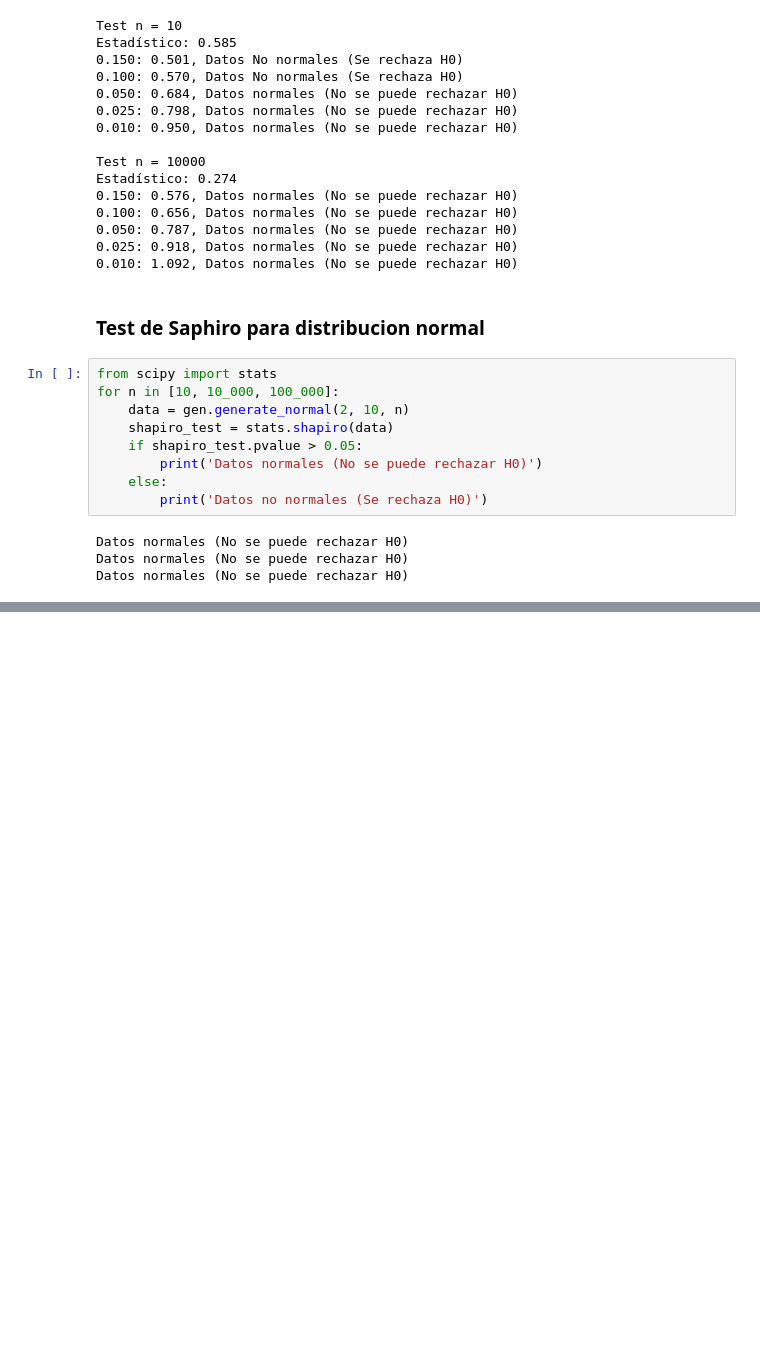
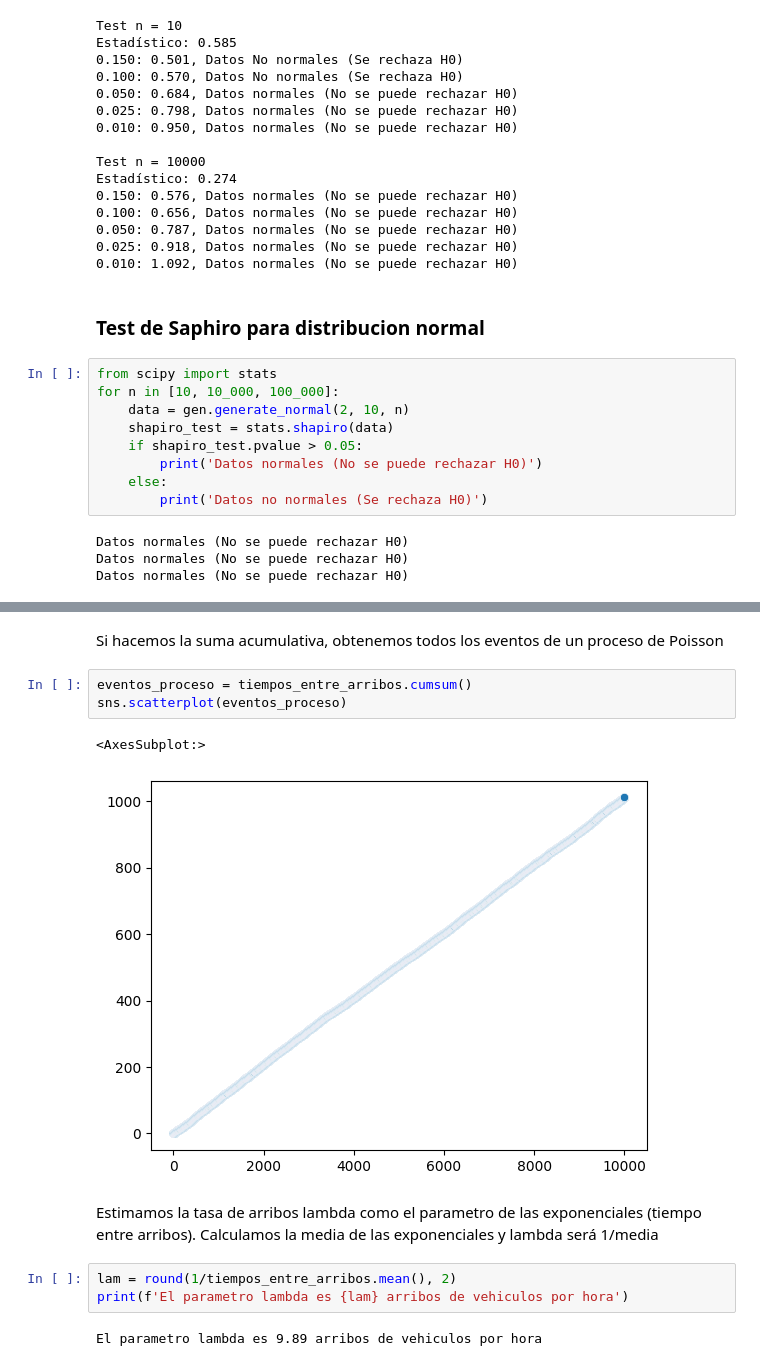
Before and after one commit to ramirogestoso/simulacion-2c-2022, a Jupyter notebook: testRand.ipynb, the cells around one changed output, grey strips where cells are left out. Drawn from its saved outputs; the diff is of its cells as text; blank space fills up the shorter version.

```diff
--- a/testRand.ipynb
+++ b/testRand.ipynb
@@ -193,0 +210,15 @@ Datos normales (No se puede rechazar H0)
+# %% [markdown]
+Si hacemos la suma acumulativa, obtenemos todos los eventos de un proceso de Poisson
+# %%
+eventos_proceso = tiempos_entre_arribos.cumsum()
+sns.scatterplot(eventos_proceso)
+# %% [output]
+<AxesSubplot:>
+[figure, added]
+# %% [markdown]
+Estimamos la tasa de arribos lambda como el parametro de las exponenciales (tiempo entre arribos). Calculamos la media de las exponenciales y lambda será 1/media
+# %%
+lam = round(1/tiempos_entre_arribos.mean(), 2)
+print(f'El parametro lambda es {lam} arribos de vehiculos por hora')
+# %% [output]
+El parametro lambda es 9.89 arribos de vehiculos por hora
```
Also changed, not shown: parts of 7 cells of this notebook.
